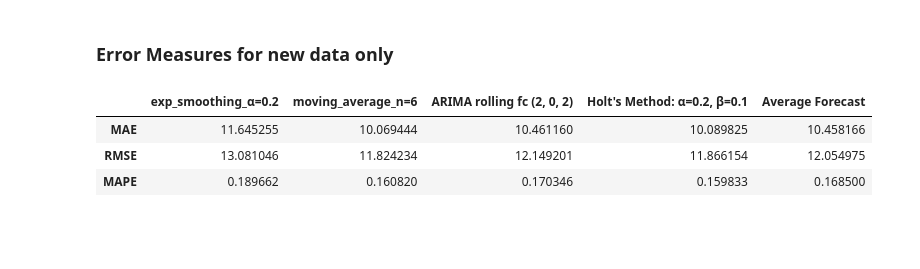
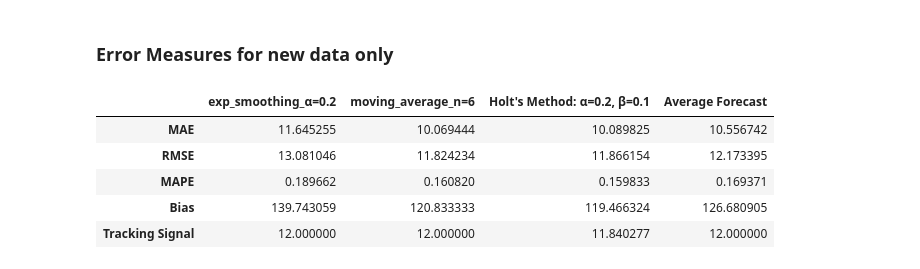
Before and after one commit to m-j-w-f/SCM, a Jupyter notebook: SCM_Forecasting.ipynb, the cells around one changed output. Cells and saved outputs as stored; diff of their text form; code cells hidden in the pictures; blank space fills up the shorter version.

```diff
--- a/SCM_Forecasting.ipynb
+++ b/SCM_Forecasting.ipynb
@@ -222,8 +197,7 @@ To compare the different forecasting methods we will take a loot at three differ
 from sklearn.metrics import mean_absolute_error, mean_squared_error, mean_absolute_percentage_error
 # %%
 weekly_sales_cut_forecasts = pd.merge(left=weekly_sales_cut_avg, right=weekly_sales_cut_exp, how='inner')
-weekly_sales_cut_forecasts = pd.merge(left=weekly_sales_cut_forecasts, right=weekly_sales_cut_holt, how="inner")
-weekly_sales_cut_forecasts = pd.merge(left=weekly_sales_cut_forecasts, right=weekly_sales_cut_arima, how="inner").drop("week", axis=1)
+weekly_sales_cut_forecasts = pd.merge(left=weekly_sales_cut_forecasts, right=weekly_sales_cut_holt, how="inner").drop("week", axis=1)
 
 methods = list(weekly_sales_cut_forecasts.columns[1:])
 weekly_sales_cut_forecasts = np.array(weekly_sales_cut_forecasts).transpose()
@@ -345,30 +302,41 @@ weekly_sales_cut_contd.tail(12)
 # %%
 forecasts = weekly_sales_cut_contd.tail(12).drop("week", axis=1)
 methods = list(forecasts.columns[1:])
 forecasts = np.array(forecasts).transpose()
 sales = weekly_sales_cut_contd.tail(12).sales
 sales = np.tile(sales, (len(methods),1))
 forecasts = forecasts[1:]
 
 # TODO add bias and tracking signal (Slide 18)
 MAE = list()
 RMSE  = list()
 MAPE = list()
+BIAS = list()
+Tracking_Signal = list()
 
 for sales, forecast in zip(sales, forecasts):
     sales = sales[~np.isnan(forecast)]
     forecast = forecast[~np.isnan(forecast)]
     MAE.append(mean_absolute_error(y_true=sales, y_pred=forecast))
     RMSE.append(mean_squared_error(y_true=sales, y_pred=forecast, squared=False))
     MAPE.append(mean_absolute_percentage_error(y_true=sales, y_pred=forecast))
+    BIAS.append(sum(forecast-sales))
+    Tracking_Signal.append(sum(forecast-sales)/mean_absolute_error(y_true=sales, y_pred=forecast))
 
-error_measures = pd.DataFrame([MAE,RMSE, MAPE],columns=methods, index=["MAE", "RMSE", "MAPE"])
+
+error_measures = pd.DataFrame([MAE, RMSE, MAPE, BIAS, Tracking_Signal],columns=methods, index=["MAE", "RMSE", "MAPE", "Bias", "Tracking Signal"])
+try:
+    error_measures.to_excel("ErrorMeasuresForecast.xlsx")
+except:
+    pass
 error_measures
 # %% [output]
-|  | exp_smoothing_α=0.2 | moving_average_n=6 | ARIMA rolling fc (2, 0, 2) | Holt's Method: α=0.2, β=0.1 | Average Forecast |
-| MAE | 11.645255 | 10.069444 | 10.461160 | 10.089825 | 10.458166 |
-| RMSE | 13.081046 | 11.824234 | 12.149201 | 11.866154 | 12.054975 |
-| MAPE | 0.189662 | 0.160820 | 0.170346 | 0.159833 | 0.168500 |
+|  | exp_smoothing_α=0.2 | moving_average_n=6 | Holt's Method: α=0.2, β=0.1 | Average Forecast |
+| MAE | 11.645255 | 10.069444 | 10.089825 | 10.556742 |
+| RMSE | 13.081046 | 11.824234 | 11.866154 | 12.173395 |
+| MAPE | 0.189662 | 0.160820 | 0.159833 | 0.169371 |
+| Bias | 139.743059 | 120.833333 | 119.466324 | 126.680905 |
+| Tracking Signal | 12.000000 | 12.000000 | 11.840277 | 12.000000 |
 # %%
 print("Best Forecast per error measure (only new data considered):")
 print(error_measures.idxmin(axis=1))
```
Also changed, not shown: parts of 13 cells of this notebook, 6 other files.
